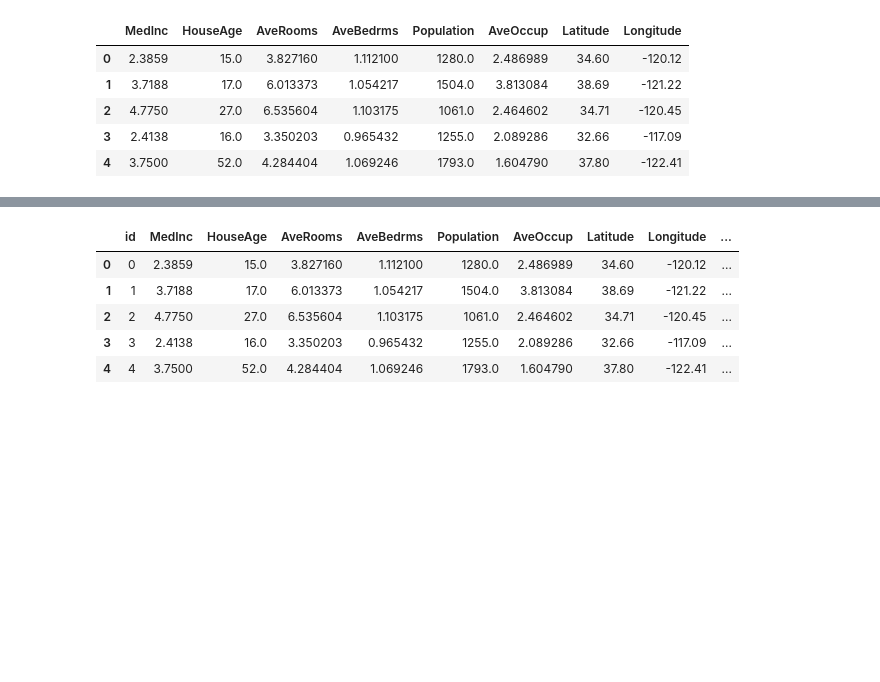
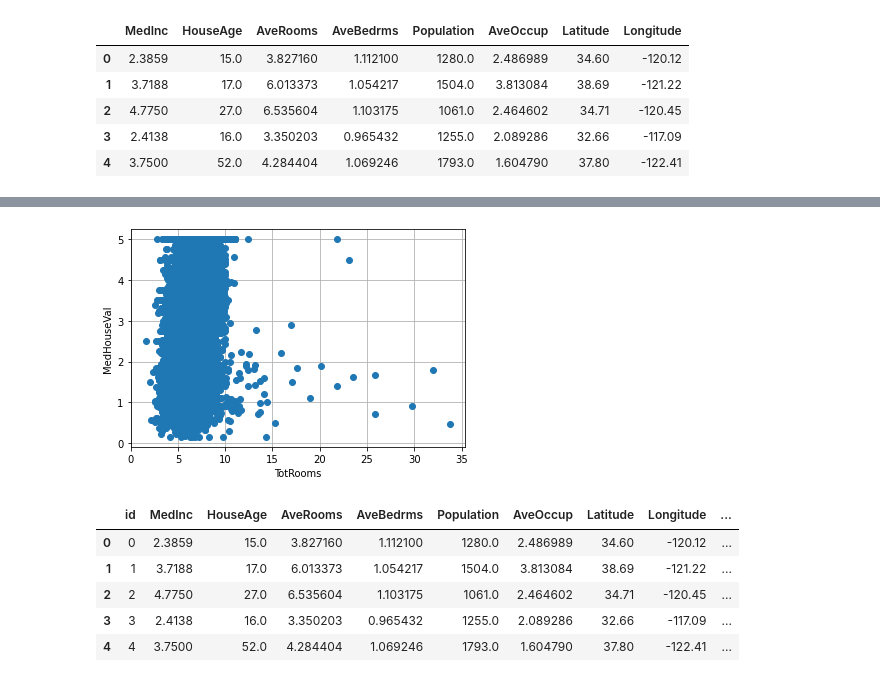
Before and after one commit to Analytics-Data-Science-and-Tech/Analytics_Data_Science, a Jupyter notebook: Tabular-Playground-Series/Tabular-Playground-Jan-2023/Ep1/Feature_Engineering.ipynb, the cells around one changed output, grey strips where cells are left out. Cells and saved outputs as stored; diff of their text form; code cells hidden in the pictures; blank space fills up the shorter version.

```diff
--- a/Tabular-Playground-Series/Tabular-Playground-Jan-2023/Ep1/Feature_Engineering.ipynb
+++ b/Tabular-Playground-Series/Tabular-Playground-Jan-2023/Ep1/Feature_Engineering.ipynb
@@ -94,3 +136,11 @@ X.head()
+# %%
+plt.plot(train['TotRooms'], train['MedHouseVal'], 'o')
+plt.xlabel('TotRooms')
+plt.ylabel('MedHouseVal')
+plt.grid()
+plt.show();
+# %% [output]
+[figure, added]
 # %%
 train['feature_1'] = np.where(train['MedInc'] >= 8, 1, 0)
 train['feature_2'] = np.where(train['MedInc'] <= 5, 1, 0)
```
Also changed, not shown: parts of 11 cells of this notebook.
